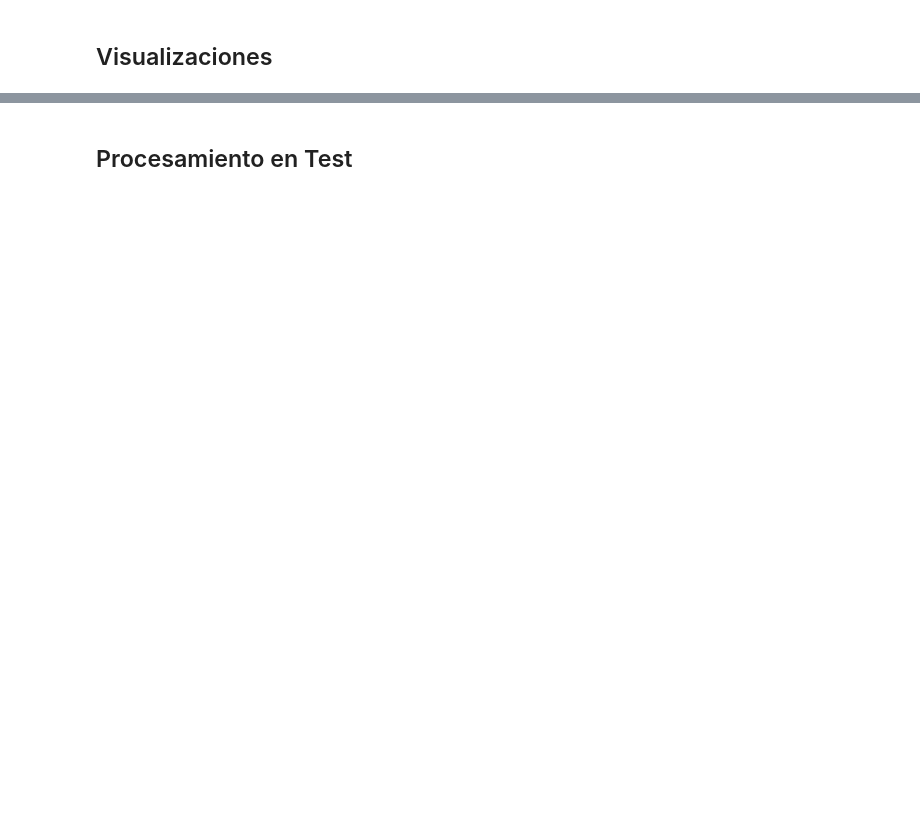
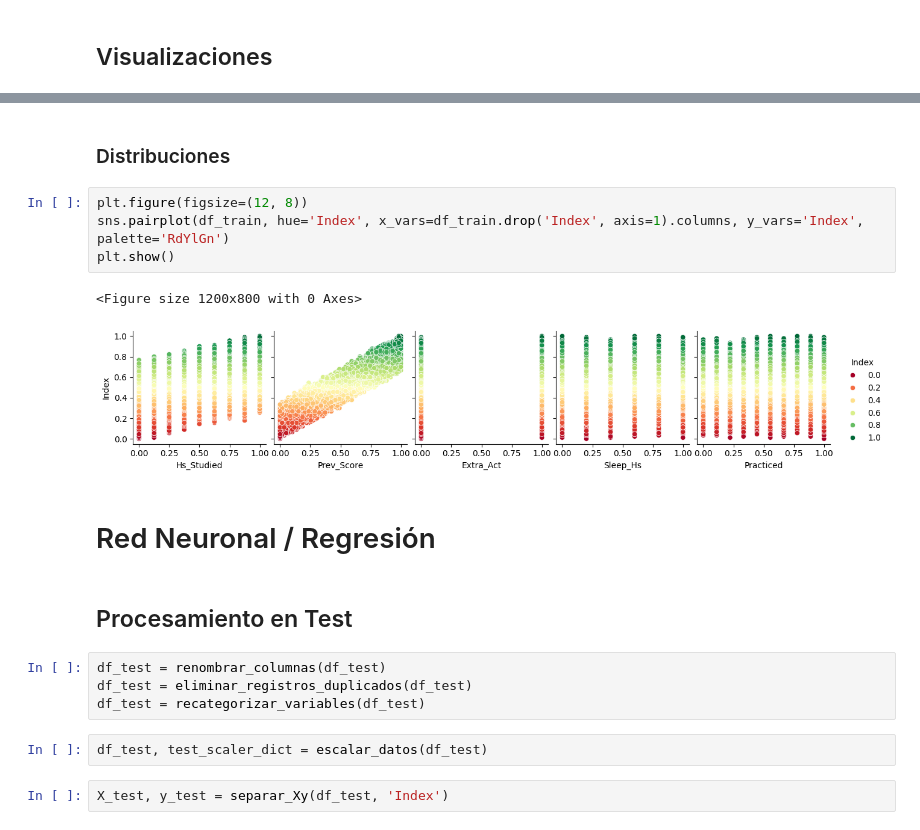
Before and after one commit to MiguelMussi/AAII_TP1, a Jupyter notebook: Problema_1.ipynb, the cells around one changed output, grey strips where cells are left out. Saved outputs shown, nothing was run; the diff lists cells and outputs as text; blank space fills up the shorter version.

```diff
--- a/Problema_1.ipynb
+++ b/Problema_1.ipynb
@@ -258,2 +371,21 @@ X_train.shape, y_train.shape
+# %% [markdown]
+### Distribuciones
+# %%
+plt.figure(figsize=(12, 8))
+sns.pairplot(df_train, hue='Index', x_vars=df_train.drop('Index', axis=1).columns, y_vars='Index', palette='RdYlGn')
+plt.show()
+# %% [output]
+<Figure size 1200x800 with 0 Axes>
+[figure, added]
+# %% [markdown]
+# Red Neuronal / Regresión
 # %% [markdown]
 ## Procesamiento en Test
+# %%
+df_test = renombrar_columnas(df_test)
+df_test = eliminar_registros_duplicados(df_test)
+df_test = recategorizar_variables(df_test)
+# %%
+df_test, test_scaler_dict = escalar_datos(df_test)
+# %%
+X_test, y_test = separar_Xy(df_test, 'Index')
```
Also changed, not shown: parts of 22 cells of this notebook.
